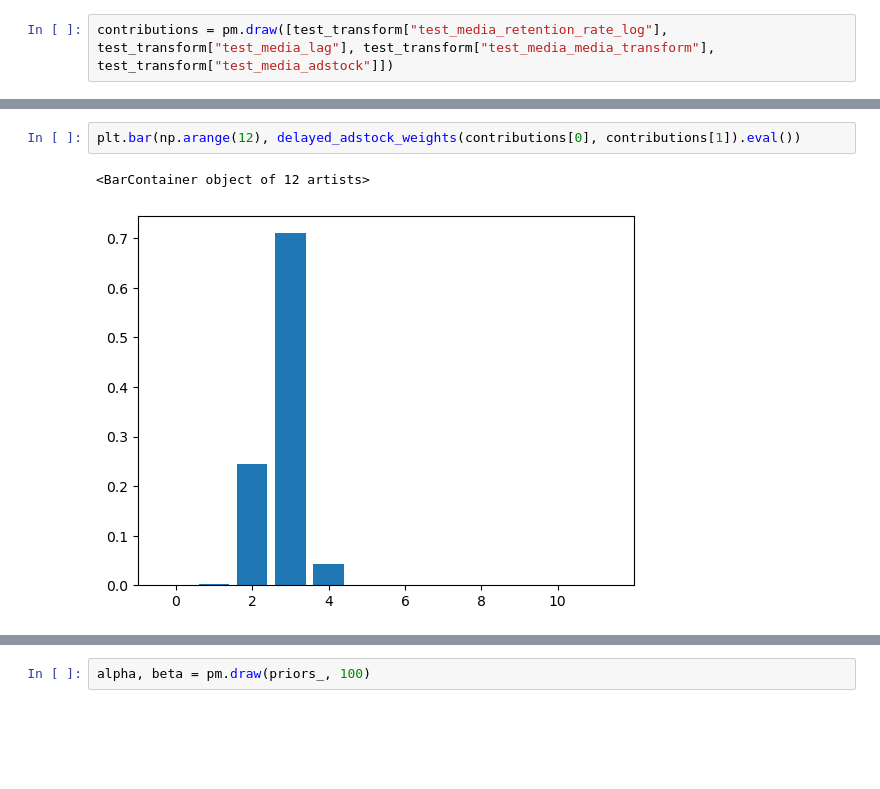
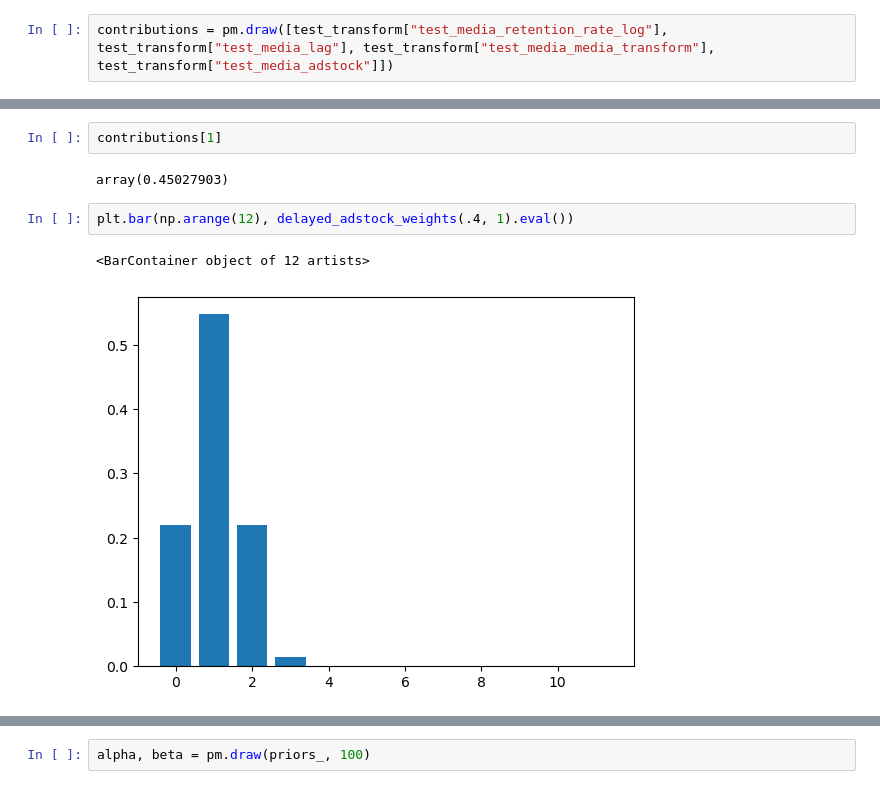
Before and after one commit to redam94/BayesInsight, a Jupyter notebook: archive/gp_test.ipynb, the cells around one changed output, grey strips where cells are left out. Cells and saved outputs as stored; diff of their text form; blank space fills up the shorter version.

```diff
--- a/archive/gp_test.ipynb
+++ b/archive/gp_test.ipynb
@@ -72,10 +255,14 @@ test_transform.named_vars
  'test_media_adstock': test_media_adstock ~ Deterministic(f(test_media_retention_rate_log, test_media_lag, test_media_n_, test_media_K_)),
  'test_media_contribution': test_media_contribution ~ Deterministic(f(test_media_fixed_coeff, test_media_retention_rate_log, test_media_lag, test_media_n_, test_media_K_))}
+# %%
+contributions[1]
+# %% [output]
+array(0.45027903)
 # %%
-plt.bar(np.arange(12), delayed_adstock_weights(contributions[0], contributions[1]).eval())
+plt.bar(np.arange(12), delayed_adstock_weights(.4, 1).eval())
 # %% [output]
 <BarContainer object of 12 artists>
-[figure, old version]
+[figure, new version]
 # %%
 plt.figure(figsize=(16,9))
 plt.plot(contributions[2][1, :])
```
Also changed, not shown: parts of 28 cells of this notebook, 1 other file.
